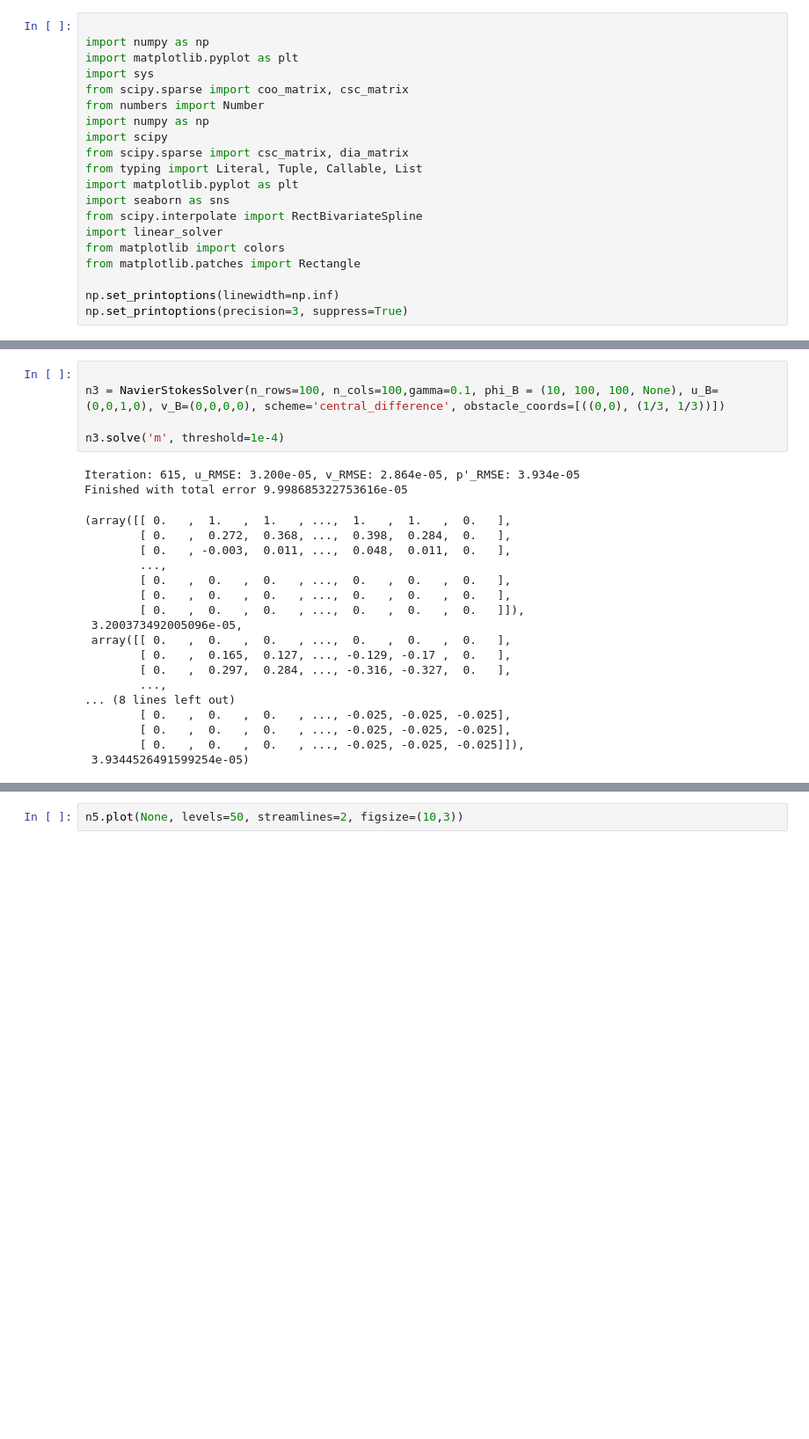
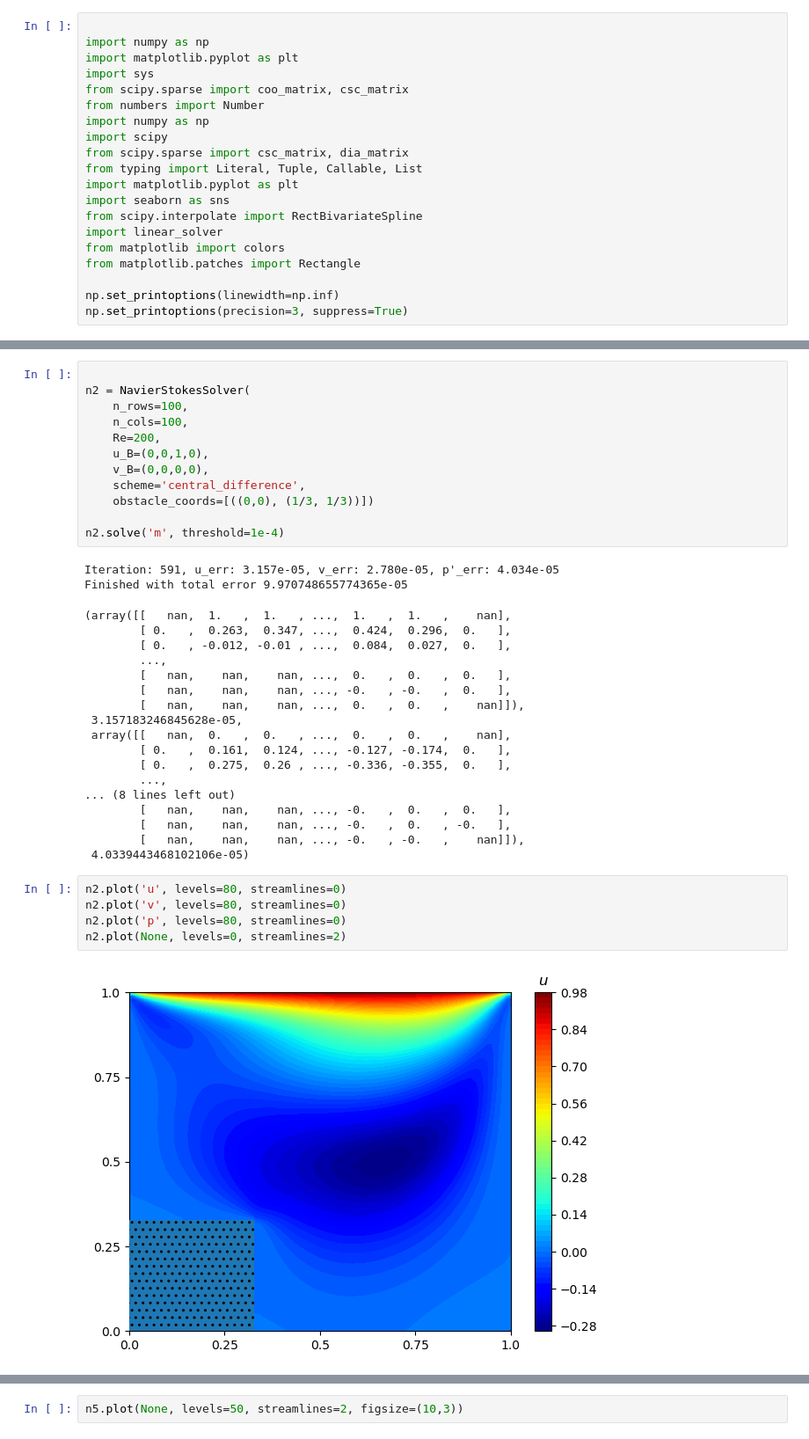
Before and after one commit to cl0udsw1tch/NavierStokesSolver, a Jupyter notebook: test.ipynb, the cells around one changed output, grey strips where cells are left out. Shown at 88% size. Saved outputs shown, nothing was run; the diff lists cells and outputs as text; blank space fills up the shorter version.

```diff
--- a/test.ipynb
+++ b/test.ipynb
@@ -1404,25 +1366,39 @@ plt.show()
 # %%
 
-n3 = NavierStokesSolver(n_rows=100, n_cols=100,gamma=0.1, phi_B = (10, 100, 100, None), u_B=(0,0,1,0), v_B=(0,0,0,0), scheme='central_difference', obstacle_coords=[((0,0), (1/3, 1/3))])
+n2 = NavierStokesSolver(
+    n_rows=100,
+    n_cols=100,
+    Re=200,
+    u_B=(0,0,1,0),
+    v_B=(0,0,0,0),
+    scheme='central_difference',
+    obstacle_coords=[((0,0), (1/3, 1/3))])
 
-n3.solve('m', threshold=1e-4)
+n2.solve('m', threshold=1e-4)
 # %% [output]
-Iteration: 615, u_RMSE: 3.200e-05, v_RMSE: 2.864e-05, p'_RMSE: 3.934e-05
-Finished with total error 9.998685322753616e-05
+Iteration: 591, u_err: 3.157e-05, v_err: 2.780e-05, p'_err: 4.034e-05
+Finished with total error 9.970748655774365e-05
-(array([[ 0.   ,  1.   ,  1.   , ...,  1.   ,  1.   ,  0.   ],
-        [ 0.   ,  0.272,  0.368, ...,  0.398,  0.284,  0.   ],
-        [ 0.   , -0.003,  0.011, ...,  0.048,  0.011,  0.   ],
+(array([[   nan,  1.   ,  1.   , ...,  1.   ,  1.   ,    nan],
+        [ 0.   ,  0.263,  0.347, ...,  0.424,  0.296,  0.   ],
+        [ 0.   , -0.012, -0.01 , ...,  0.084,  0.027,  0.   ],
         ...,
-        [ 0.   ,  0.   ,  0.   , ...,  0.   ,  0.   ,  0.   ],
-        [ 0.   ,  0.   ,  0.   , ...,  0.   ,  0.   ,  0.   ],
-        [ 0.   ,  0.   ,  0.   , ...,  0.   ,  0.   ,  0.   ]]),
- 3.200373492005096e-05,
- array([[ 0.   ,  0.   ,  0.   , ...,  0.   ,  0.   ,  0.   ],
-        [ 0.   ,  0.165,  0.127, ..., -0.129, -0.17 ,  0.   ],
-        [ 0.   ,  0.297,  0.284, ..., -0.316, -0.327,  0.   ],
+        [   nan,    nan,    nan, ...,  0.   ,  0.   ,  0.   ],
+        [   nan,    nan,    nan, ..., -0.   , -0.   ,  0.   ],
+        [   nan,    nan,    nan, ...,  0.   ,  0.   ,    nan]]),
+ 3.157183246845628e-05,
+ array([[   nan,  0.   ,  0.   , ...,  0.   ,  0.   ,    nan],
+        [ 0.   ,  0.161,  0.124, ..., -0.127, -0.174,  0.   ],
+        [ 0.   ,  0.275,  0.26 , ..., -0.336, -0.355,  0.   ],
         ...,
 ... (8 lines left out)
-        [ 0.   ,  0.   ,  0.   , ..., -0.025, -0.025, -0.025],
-        [ 0.   ,  0.   ,  0.   , ..., -0.025, -0.025, -0.025],
-        [ 0.   ,  0.   ,  0.   , ..., -0.025, -0.025, -0.025]]),
- 3.9344526491599254e-05)
+        [   nan,    nan,    nan, ..., -0.   ,  0.   ,  0.   ],
+        [   nan,    nan,    nan, ..., -0.   ,  0.   , -0.   ],
+        [   nan,    nan,    nan, ..., -0.   , -0.   ,    nan]]),
+ 4.0339443468102106e-05)
+# %%
+n2.plot('u', levels=80, streamlines=0)
+n2.plot('v', levels=80, streamlines=0)
+n2.plot('p', levels=80, streamlines=0)
+n2.plot(None, levels=0, streamlines=2)
+# %% [output]
+[figure, added]
```
Also changed, not shown: parts of 28 cells of this notebook, 16 other files.
